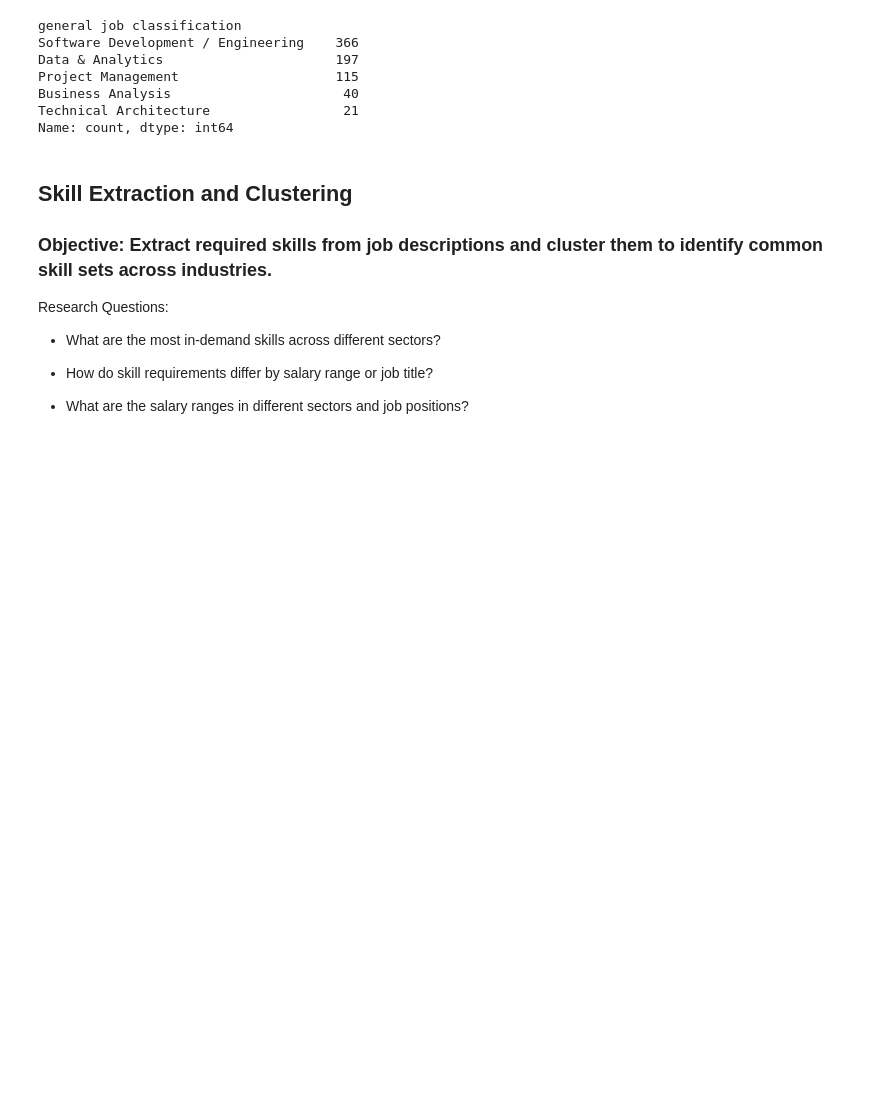
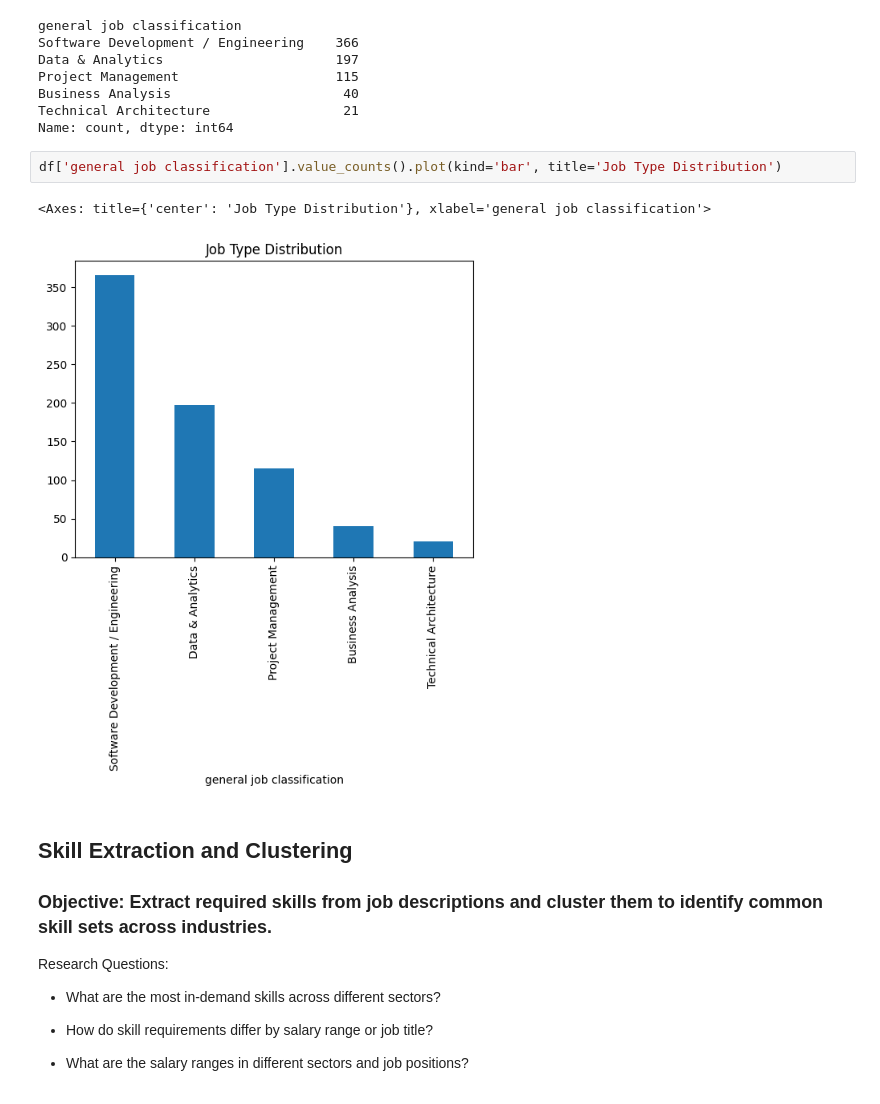
Before and after one commit to juliabarsow/NLP_Job_Postings, a Jupyter notebook: skill_extraction_clustering.ipynb, the cells around one changed output. Saved outputs shown, nothing was run; the diff lists cells and outputs as text; blank space fills up the shorter version.

```diff
--- a/skill_extraction_clustering.ipynb
+++ b/skill_extraction_clustering.ipynb
@@ -147,6 +152,11 @@ Project Management                    115
 Business Analysis                      40
 Technical Architecture                 21
 Name: count, dtype: int64
+# %%
+df['general job classification'].value_counts().plot(kind='bar', title='Job Type Distribution')
+# %% [output]
+<Axes: title={'center': 'Job Type Distribution'}, xlabel='general job classification'>
+[figure, added]
 # %% [markdown]
 ## Skill Extraction and Clustering
 
```
Also changed, not shown: parts of 26 cells of this notebook.
